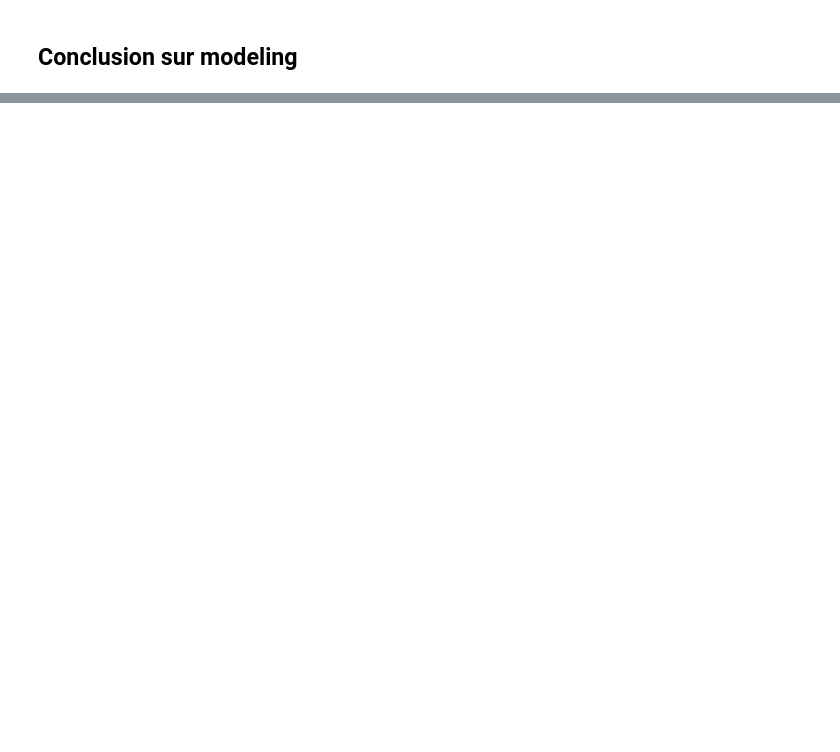
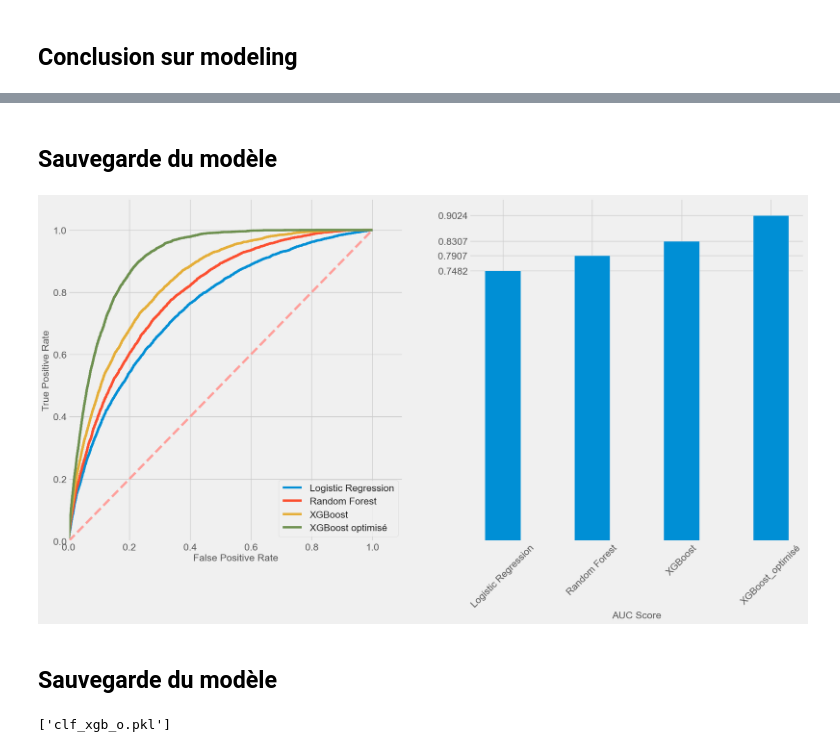
Before and after one commit to MaTo7777/scoring-model, a Jupyter notebook: notebooks/Projet7.ipynb, the cells around one changed output, grey strips where cells are left out. Drawn from its saved outputs; the diff is of its cells as text; code cells hidden in the pictures; blank space fills up the shorter version.

```diff
--- a/notebooks/Projet7.ipynb
+++ b/notebooks/Projet7.ipynb
@@ -1196,7 +728,7 @@ Proportion: 11.32 : 1
 %%time
 
 print("Preprocessing")
-train, test = preprocesseur(app_train, app_test)
+train, test = preprocesseur(app_train, app_test, "imputer(no features)", "scaler(no features)")
 
 print("Resampling")
 smt = RandomUnderSampler()
@@ -1215,10 +742,10 @@ Resampled dataset shape Counter({0: 24825, 1: 24825})
 %%time
 
 print("Preprocessing")
-train_poly, test_poly = preprocesseur(app_train_poly, app_test_poly)
+train_domain, test_domain = preprocesseur(app_train_domain, app_test_domain, "imputer", "scaler")
 
 print("Resampling")
-X_smt_poly, y_smt_poly = smt.fit_resample(train_poly, app_train["TARGET"])
+X_smt_domain, y_smt_domain = smt.fit_resample(train_domain, app_train["TARGET"])
 
 print('Original dataset shape %s' % Counter(app_train["TARGET"]))
-print('Resampled dataset shape %s' % Counter(y_smt_poly))
+print('Resampled dataset shape %s' % Counter(y_smt_domain))
@@ -1743,0 +1093,9 @@ Une fois que nous avons identifié les meilleures itérations de nos modèles, l
+# %%
+fp_xgb_o, tp_xgb_o, treshold_xgb_o = roc_curve(y_test_domain, xgb_o_pred_smoted)
+# %%
+auc_score_xgb_o = roc_auc_score(y_test_domain, xgb_o_pred_smoted)
+
+lst_auc_score = [("Logistic Regression", auc_score_lr),
+                ("Random Forest", auc_score_rf),
+                ("XGBoost", auc_score_xgb),
+                ("XGBoost_optimisé", auc_score_xgb_o)]
@@ -1743,0 +1136,2 @@ Une fois que nous avons identifié les meilleures itérations de nos modèles, l
+# %% [markdown]
+## Sauvegarde du modèle
@@ -1743,0 +1140,42 @@ Une fois que nous avons identifié les meilleures itérations de nos modèles, l
+# %%
+plt.figure(figsize=(20,10))
+
+
+plt.subplot(1, 2, 1)
+
+plt.plot(fp_lr, tp_lr, label="Logistic Regression")
+plt.plot(fp_rf, tp_rf, label="Random Forest")
+plt.plot(fp_xgb, tp_xgb, label="XGBoost")
+plt.plot(fp_xgb_o, tp_xgb_o, label="XGBoost optimisé")
+plt.legend(loc = 'lower right')
+plt.plot([0, 1], [0, 1],'r--')
+plt.xlim([0, 1.1])
+plt.ylim([0, 1.1])
+plt.ylabel('True Positive Rate')
+plt.xlabel('False Positive Rate')
+
+
+plt.subplot(1, 2, 2)
+
+plt.style.use('fivethirtyeight')
+
+labels, ys = zip(*lst_auc_score)
+
+xs = np.arange(len(labels))
+
+width = 0.4
+
+plt.bar(xs, ys, width, align='center')
+
+plt.xlabel("AUC Score")
+plt.xticks(xs, labels, rotation=45) #Replace default x-ticks with xs, then replace xs with labels
+plt.yticks(ys)
+plt.show()
+# %% [output]
+[figure, added]
+# %% [markdown]
+## Sauvegarde du modèle
+# %%
+joblib.dump(clf_xgb_o, "clf_xgb_o.pkl")
+# %% [output]
+['clf_xgb_o.pkl']
```
Also changed, not shown: parts of 108 cells of this notebook, 3 other files.
